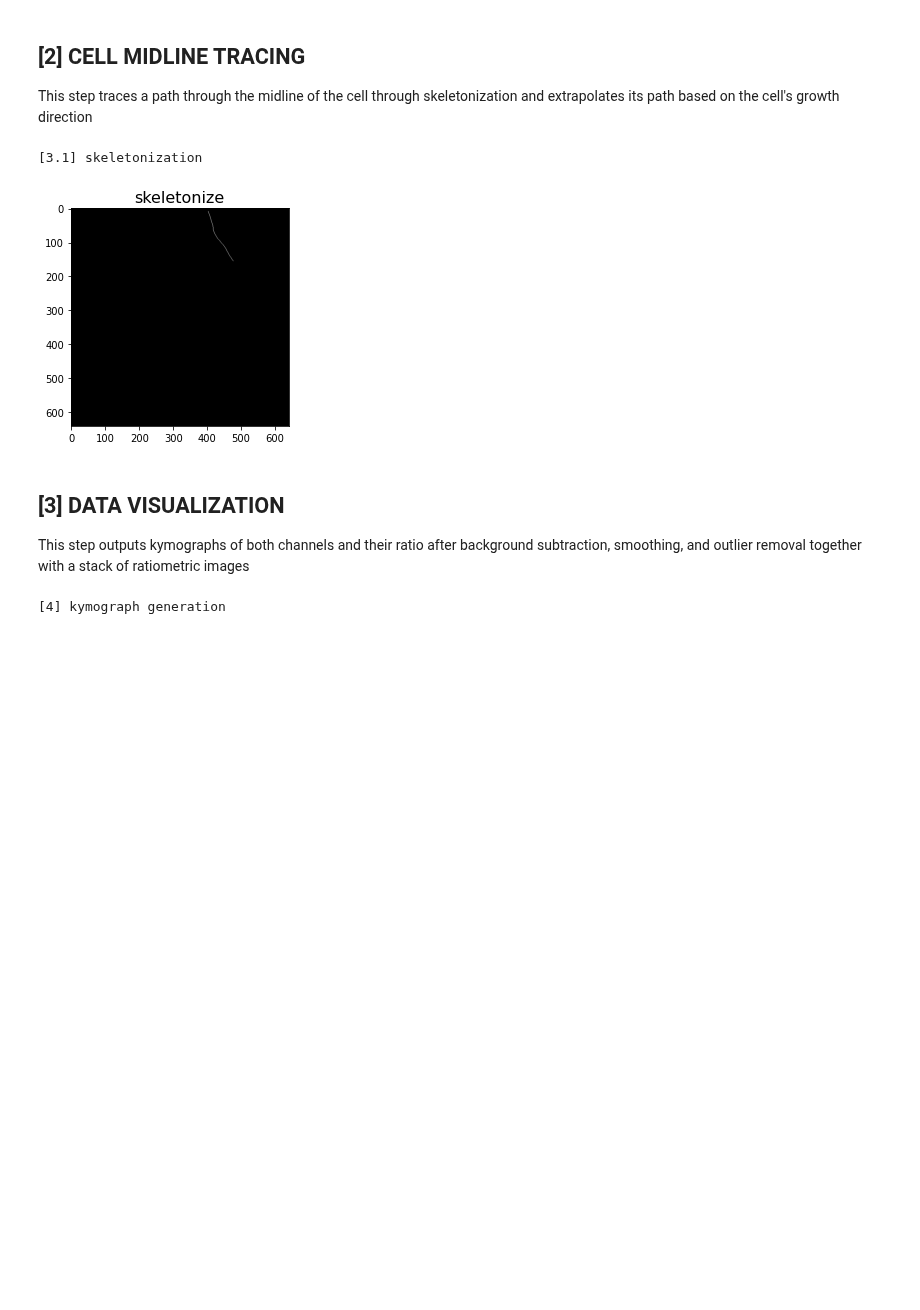
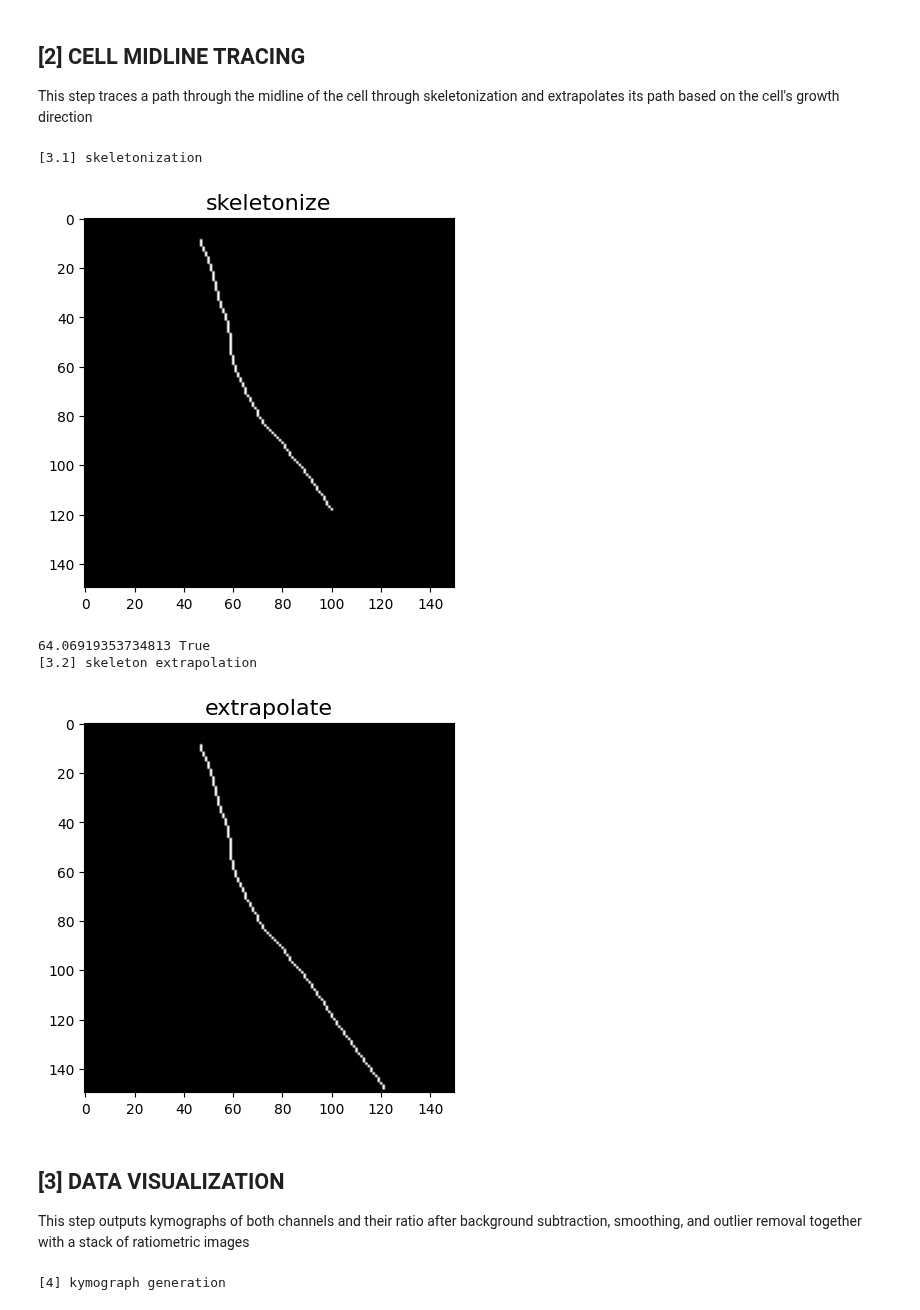
Before and after one commit to badain/amebas, a Jupyter notebook: AMEBAS_Local.ipynb, the cells around one changed output. Saved outputs shown, nothing was run; the diff lists cells and outputs as text; code cells hidden in the pictures; blank space fills up the shorter version.

```diff
--- a/AMEBAS_Local.ipynb
+++ b/AMEBAS_Local.ipynb
@@ -52,7 +51,7 @@ workDir = "."
 verbose = True
 
 # file reading
-filename='Kymo_Ratio.dv'
+filename='Calcium_1_20_150.tiff'
 if(".dv" in  filename):
   im = imread(f"{workDir}/data/{filename}")
 elif(".tiff" in  filename):
@@ -88,7 +92,7 @@ This step segments the cell from the background, producing a binary mask by a th
 #@title Run to detect the main cell and segment from background { display-mode: "form"}
 # 2 DETECTING THE MAIN CELL
 sigma = 2 # sigma used in preprocessing steps for thresholding
-n_points = 40 # number of points used in loess smoothing of the background threshold values
+n_points = 10 # number of points used in loess smoothing of the background threshold values
 estimate = True
 
 print('[2] main cell segmentation')
@@ -124,32 +130,36 @@ This step traces a path through the midline of the cell through skeletonization
 interpolation_fraction = .25
 extrapolation_length = -1
 last_frame = c_1.shape[0] - 1
-complete_skeletonization = True
+complete_skeletonization = False
 
 print("[3.1] skeletonization")
 if(complete_skeletonization):
     skeleton_timelapse, skeleton_coordinates = skeletonize_all_frames(mask_c_1)    # skeletonizes all frames
     io.imsave(f'{workDir}/out/{filename}_skeletonized.tiff', skeleton_timelapse) # exports skeleton timelapse
     skeleton, skeleton_object = skeleton_timelapse[last_frame], skeleton_coordinates[last_frame]
     first_skeleton, first_skeleton_object = skeleton_timelapse[0], skeleton_coordinates[0]
 else:
     skeleton, skeleton_object = skeletonization(mask_c_1[last_frame,:,:])
     first_skeleton, first_skeleton_object = skeletonization(mask_c_1[0,:,:])
     io.imsave(f'{workDir}/out/{filename}_skeletonized.tiff', skeleton) # exports skeleton
 
 if(verbose): display_single(skeleton, 'skeletonize', filename, '3_1', workDir, plt.cm.gray)
 
 angle, coordinates, growing_forward = get_growth_direction(first_skeleton_object, skeleton_object)
+print(angle, growing_forward)
 if(not complete_skeletonization):
     print("[3.2] skeleton extrapolation")
     if(interpolation_fraction > 0):
         if(interpolation_fraction >= 1): interpolation_size = coordinates.shape[0] - 1
         else: interpolation_size = coordinates.shape[0] * interpolation_fraction
         extrapolation = extrapolate(skeleton, int(interpolation_size), extrapolation_length, angle, coordinates)
         extended_skeleton = Skeleton(np.logical_or(skeleton, extrapolation)) # extrapolation + skeleton
         if(verbose): display_single(np.logical_or(skeleton, extrapolation), 'extrapolate', filename, '3_2', workDir, plt.cm.gray)
     else:
         extended_skeleton = skeleton_object
 # %% [output]
 [3.1] skeletonization
-[figure, old version]
+[figure, new version]
+64.06919353734813 True
+[3.2] skeleton extrapolation
+[figure, added]
```
Also changed, not shown: parts of 9 cells of this notebook.
